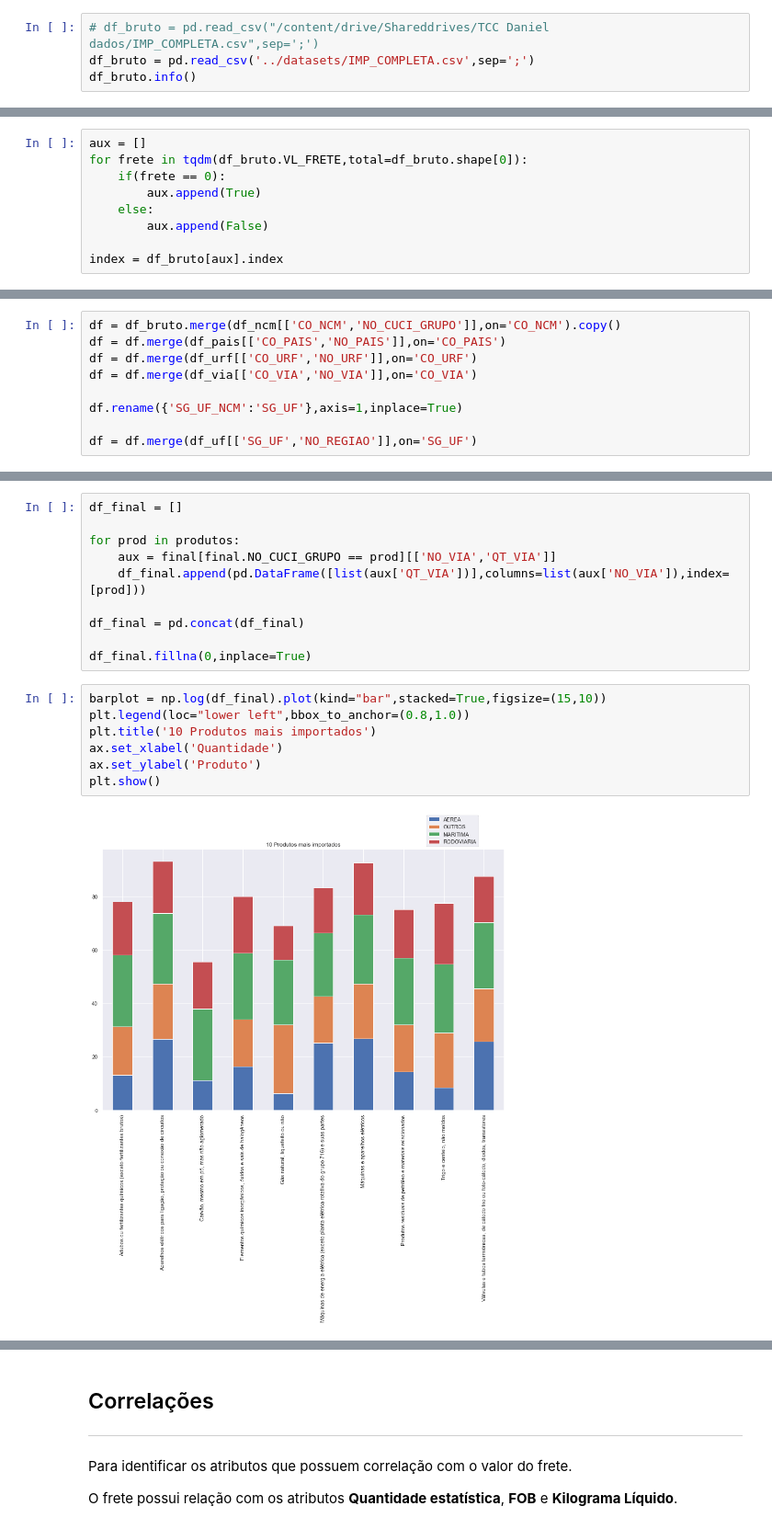
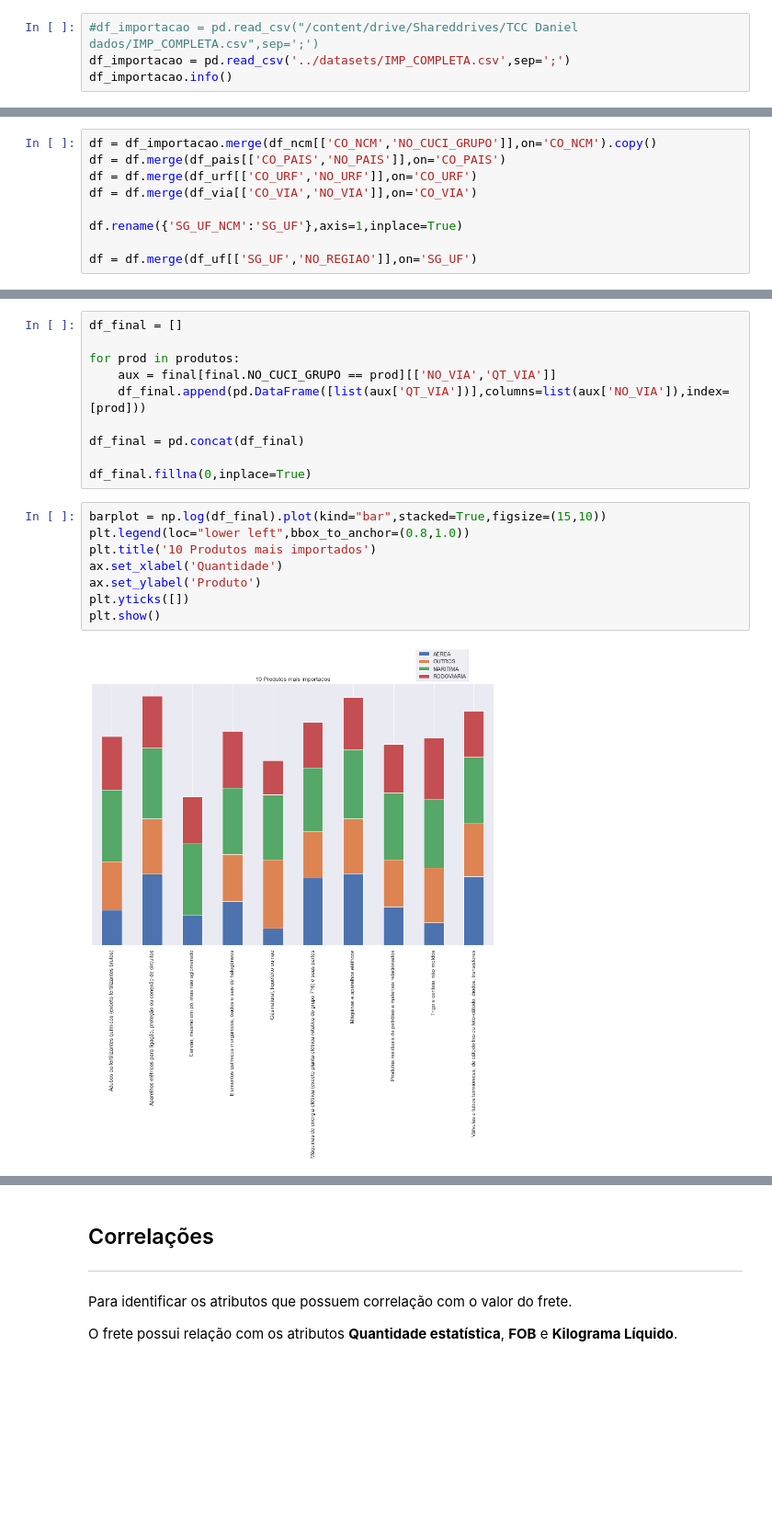
Before and after one commit to Migliorin/Comex-Data-Analysis, a Jupyter notebook: notebooks/analise_dados.ipynb, the cells around one changed output, grey strips where cells are left out. Shown at 92% size. Saved outputs shown, nothing was run; the diff lists cells and outputs as text; blank space fills up the shorter version.

Commit message:
Segundo dataset e treinamento

```diff
--- a/notebooks/analise_dados.ipynb
+++ b/notebooks/analise_dados.ipynb
@@ -21,7 +19,7 @@ De acordo com as informações do dataset, todos os valores estão formatados pa
 # %%
-# df_bruto = pd.read_csv("/content/drive/Shareddrives/TCC Daniel dados/IMP_COMPLETA.csv",sep=';')
-df_bruto = pd.read_csv('../datasets/IMP_COMPLETA.csv',sep=';')
-df_bruto.info()
+#df_importacao = pd.read_csv("/content/drive/Shareddrives/TCC Daniel dados/IMP_COMPLETA.csv",sep=';')
+df_importacao = pd.read_csv('../datasets/IMP_COMPLETA.csv',sep=';')
+df_importacao.info()
 # %% [output]
 <class 'pandas.core.frame.DataFrame'>
 RangeIndex: 36389808 entries, 0 to 36389807
@@ -48,9 +43,0 @@ Removendo valores do frete iguais a 0
-# %%
-aux = []
-for frete in tqdm(df_bruto.VL_FRETE,total=df_bruto.shape[0]):
-    if(frete == 0):
-        aux.append(True)
-    else:
-        aux.append(False)
-
-index = df_bruto[aux].index
@@ -185,7 +191,7 @@ Para melhor análise e entedimento, será usado a tabela de códigos para substi
 
 **Variável final**: df
 # %%
-df = df_bruto.merge(df_ncm[['CO_NCM','NO_CUCI_GRUPO']],on='CO_NCM').copy()
+df = df_importacao.merge(df_ncm[['CO_NCM','NO_CUCI_GRUPO']],on='CO_NCM').copy()
 df = df.merge(df_pais[['CO_PAIS','NO_PAIS']],on='CO_PAIS')
 df = df.merge(df_urf[['CO_URF','NO_URF']],on='CO_URF')
 df = df.merge(df_via[['CO_VIA','NO_VIA']],on='CO_VIA')
@@ -415,9 +421,10 @@ df_final.fillna(0,inplace=True)
 # %%
 barplot = np.log(df_final).plot(kind="bar",stacked=True,figsize=(15,10))
 plt.legend(loc="lower left",bbox_to_anchor=(0.8,1.0))
 plt.title('10 Produtos mais importados')
 ax.set_xlabel('Quantidade')
 ax.set_ylabel('Produto')
+plt.yticks([])
 plt.show()
 # %% [output]
-[figure, old version]
+[figure, new version]
```
Also changed, not shown: parts of 50 cells of this notebook, 2 other files.
